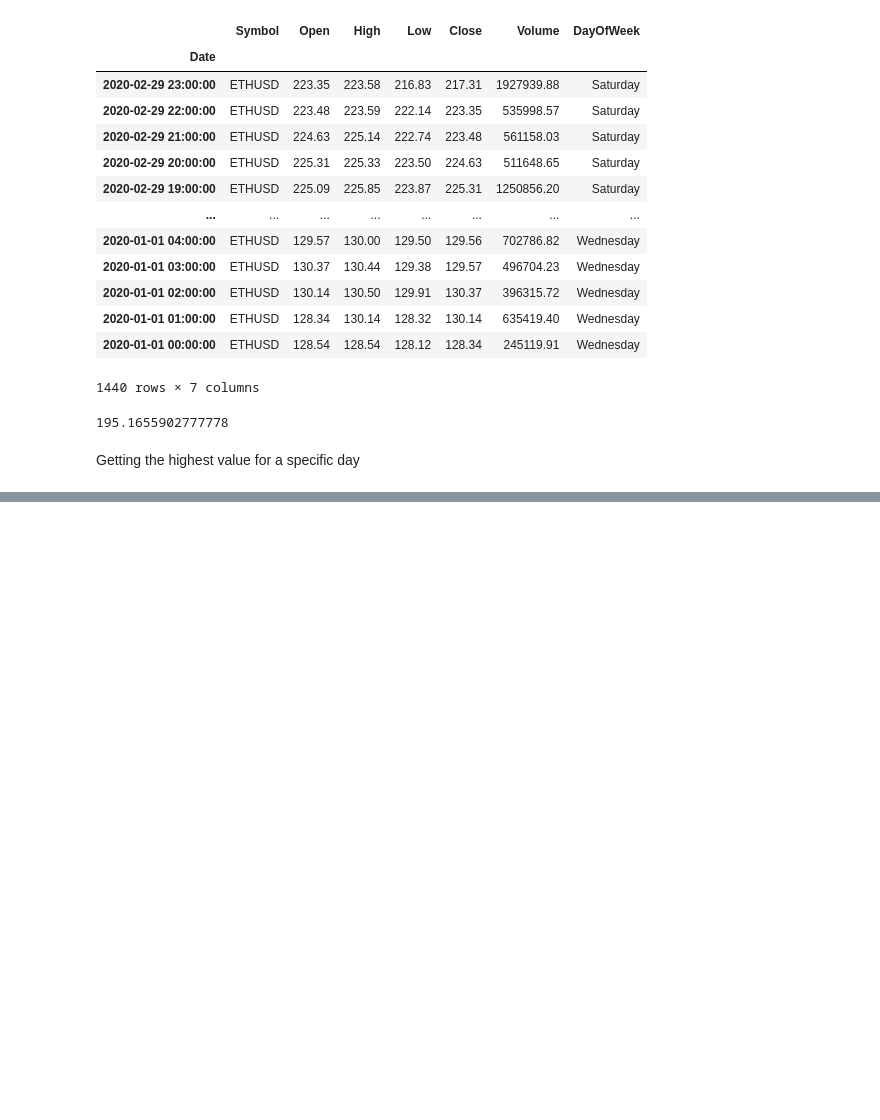
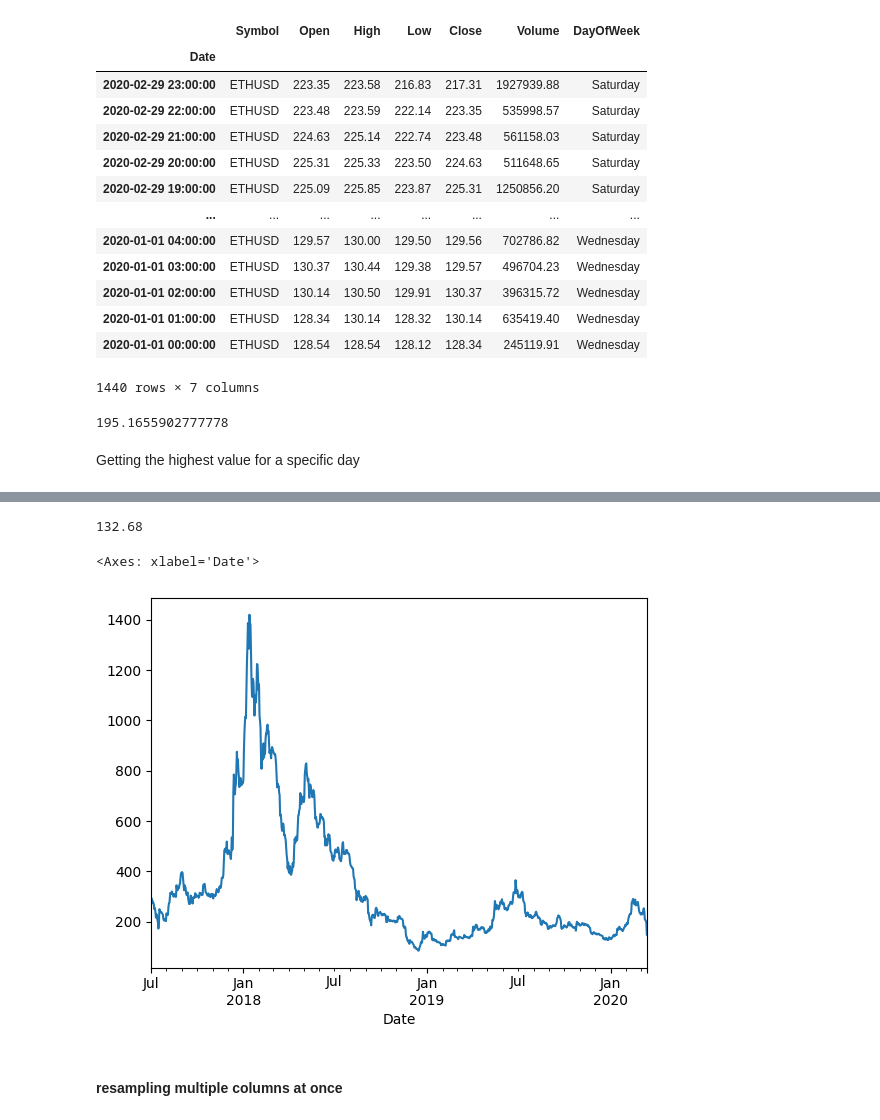
Before and after one commit to pkrlfamous/ML-Python, a Jupyter notebook: Pandas/part-10-working-with-dates-and-time-series-data.ipynb, the cells around one changed output, grey strips where cells are left out. Cells and saved outputs as stored; diff of their text form; code cells hidden in the pictures; blank space fills up the shorter version.

Commit message:
Part 10: resampling data data plotting

```diff
--- a/Pandas/part-10-working-with-dates-and-time-series-data.ipynb
+++ b/Pandas/part-10-working-with-dates-and-time-series-data.ipynb
@@ -205,0 +226,6 @@ df.loc['2020-01']['High'].max()
+# %%
+highs = df['High'].resample('D').max()
+# %%
+highs['2020-01-01']
+# %% [output]
+132.68
@@ -205,0 +234,7 @@ df.loc['2020-01']['High'].max()
+# %%
+highs.plot()
+# %% [output]
+<Axes: xlabel='Date'>
+[figure, added]
+# %% [markdown]
+#### resampling multiple columns at once
```
Also changed, not shown: parts of 8 cells of this notebook, 1 other file.
